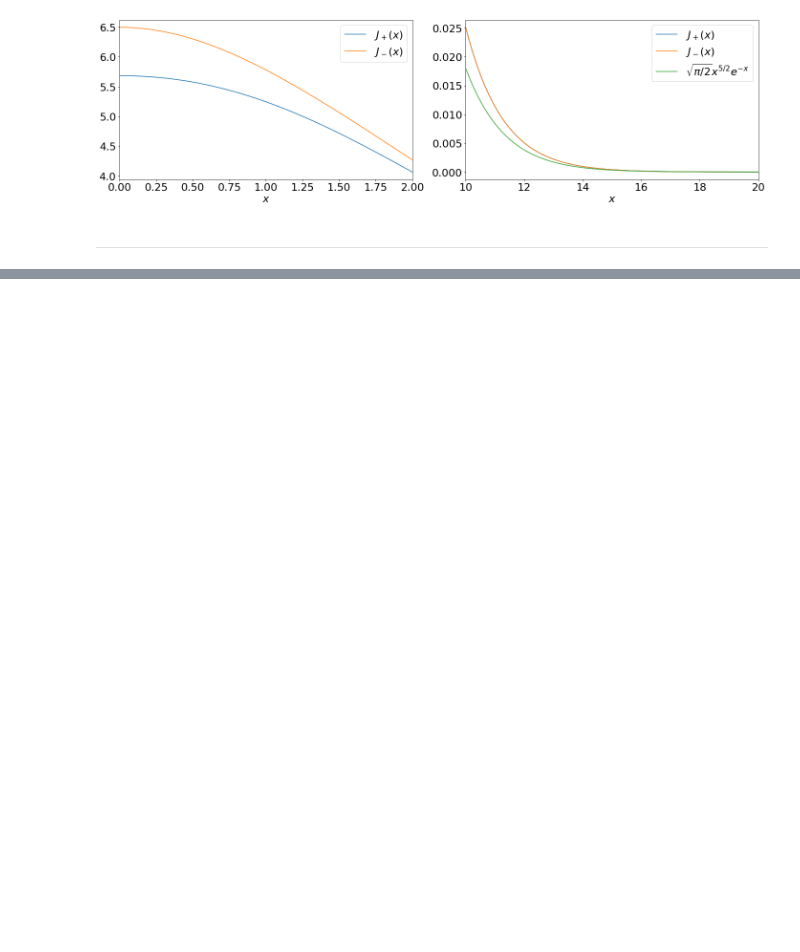
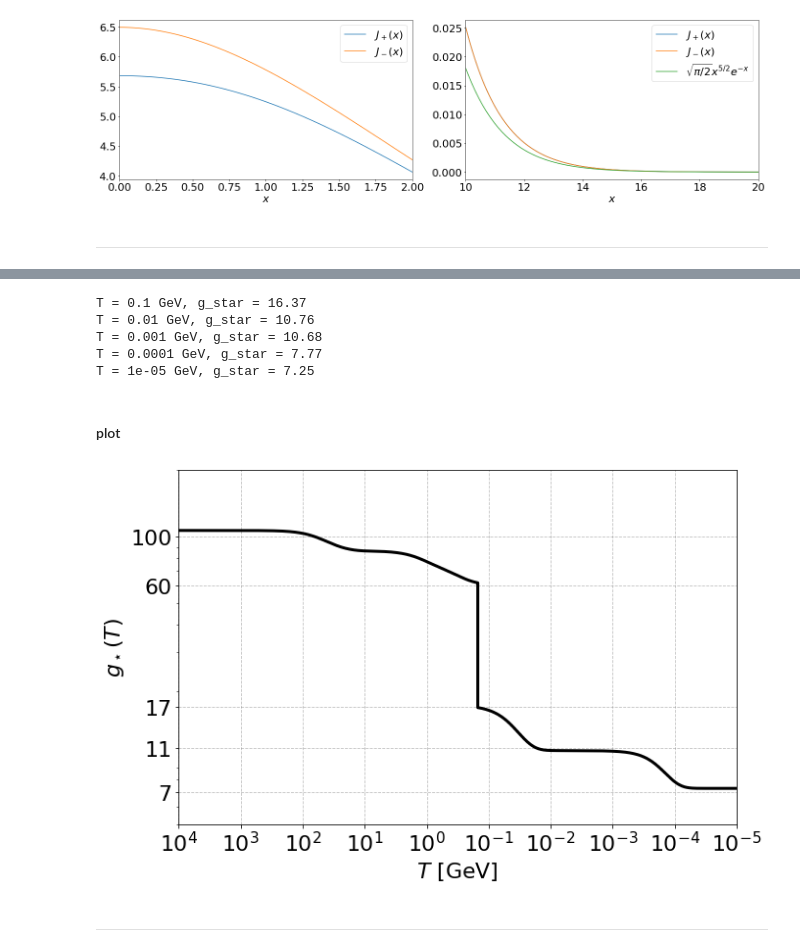
Before and after one commit to Yucheng-Zhang/EarlyUnivHW, a Jupyter notebook: g_star.ipynb, the cells around one changed output, grey strips where cells are left out. Drawn from its saved outputs; the diff is of its cells as text; code cells hidden in the pictures; blank space fills up the shorter version.

Commit message:
g_star complete

```diff
--- a/g_star.ipynb
+++ b/g_star.ipynb
@@ -85,7 +91,8 @@ def g_star(T, b_gs, b_ms, f_gs, f_ms):
 # all the values are in unit of GeV
 
 boson_ms = { # masses of bosons
-    'photon' : 0, 'W+' : 80, 'W-' : 80, 'Z0' : 91, 'gluon' : 0, 'Higgs' : 125}
+    'photon' : 0, 'W+' : 80, 'W-' : 80, 'Z0' : 91, 'gluon' : 0, 'Higgs' : 125
+}
 
 fermion_ms = { # masses of fermions
     'quark_t' : 173, 'quark_b' : 4, 'quark_c' : 1, 'quark_s' : 100 / 10**3, 'quark_d' : 5 / 10**3,
@@ -103,6 +110,8 @@ fermion_gs = { # dof, including polarization or spin states
     'lepton_e' : 4, 'neutrino' : 3 * 2
 }
 # %%
-all_species = np.array(list(boson_ms.keys()) + list(fermion_ms.keys()))
-print(all_species)
+all_bosons = list(boson_ms.keys())
+all_fermions = list(fermion_ms.keys())
+print('all bosons: ', all_bosons)
+print('all fermions: ', all_fermions)
 # %% [output]
@@ -130,0 +135,4 @@ species.append(sps)
+# %%
+for T_ in np.array([10000, 1000, 100, 10, 1]):
+    g_ = g_star(T_, b_gs, b_ms, f_gs, f_ms)
+    print('T = {:g} GeV, g_star = {:.2f}'.format(T_, g_))
@@ -130,0 +173,46 @@ species.append(sps)
+# %%
+# get input for g_star
+b_gs = np.array([boson_gs[s] for s in all_bosons])
+b_ms = np.array([boson_ms[s] for s in all_bosons])
+f_gs = np.array([fermion_gs[s] for s in all_fermions])
+f_ms = np.array([fermion_ms[s] for s in all_fermions])
+
+# compute g_star
+T_sample = np.logspace(np.log10(1e-5), np.log10(0.15), 1000)
+for i, T_ in enumerate(T_sample[::-1]):
+    g_Ts.append(g_star(T_, b_gs, b_ms, f_gs, f_ms))
+    T_ss.append(T_)
+# %%
+for T_ in np.array([0.1, 1e-2, 1e-3, 1e-4, 1e-5]):
+    g_ = g_star(T_, b_gs, b_ms, f_gs, f_ms)
+    print('T = {:g} GeV, g_star = {:.2f}'.format(T_, g_))
+# %% [output]
+T = 0.1 GeV, g_star = 16.37
+T = 0.01 GeV, g_star = 10.76
+T = 0.001 GeV, g_star = 10.68
+T = 0.0001 GeV, g_star = 7.77
+T = 1e-05 GeV, g_star = 7.25
+# %% [markdown]
+#### plot
+# %%
+fig, (ax) = plt.subplots(1, 1, figsize=(10, 6.5), tight_layout=True)
+
+ax.loglog(T_ss, g_Ts, c='k', lw=3)
+
+ax.set_xlim(1e4, 1e-5)
+ax.set_xlabel(r'$T$ [GeV]')
+ax.set_xticks([1e4, 1e3, 1e2, 1e1, 1e0, 1e-1, 1e-2, 1e-3, 1e-4, 1e-5])
+
+ax.set_ylim(5, 200)
+ax.set_ylabel(r'$g_\star(T)$')
+ax.set_yticks([7, 11, 17, 60, 100])
+ax.set_yticklabels([7, 11, 17, 60, 100])
+
+ax.grid(ls='--', c='grey', alpha=0.5)
+
+plt.savefig('g_star.pdf')
+plt.show()
+# %% [output]
+[figure, added]
+# %% [markdown]
+---
```
Also changed, not shown: parts of 12 cells of this notebook, 1 other file.
